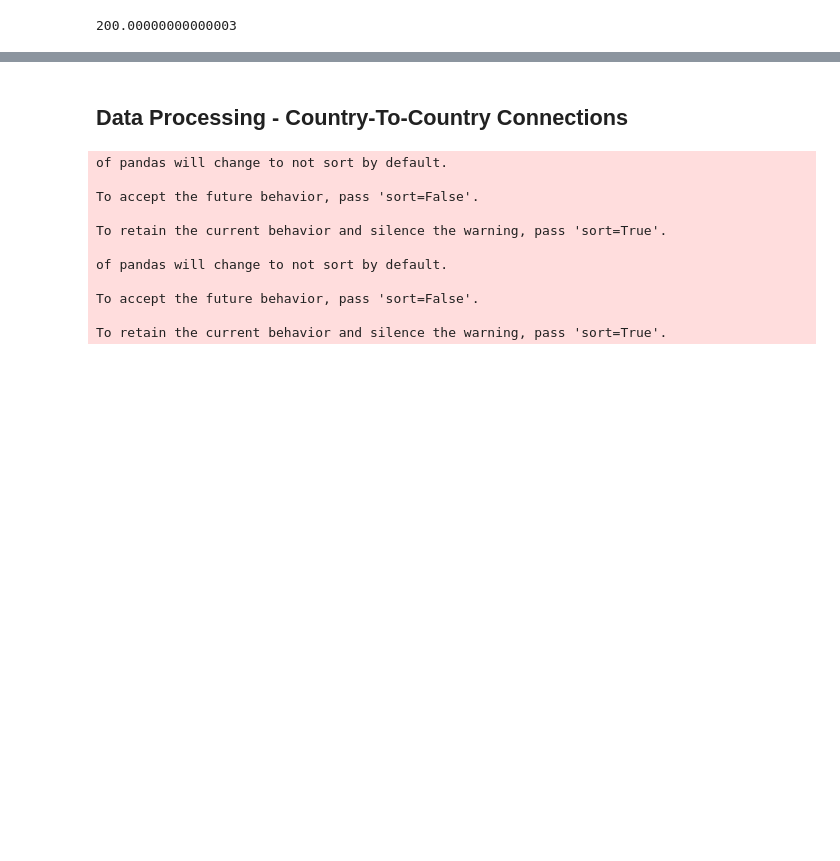
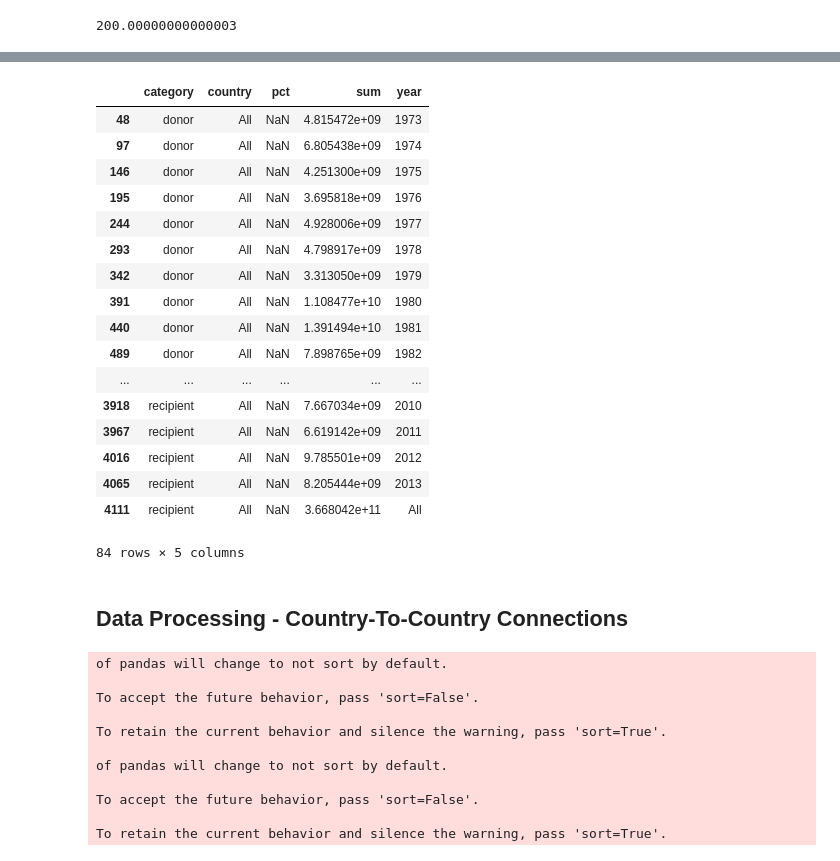
Before and after one commit to dianaow/dianaow.github.io, a Jupyter notebook: SWDchallenge/data/data_processing.ipynb, the cells around one changed output, grey strips where cells are left out. Cells and saved outputs as stored; diff of their text form; code cells hidden in the pictures; blank space fills up the shorter version.

```diff
--- a/SWDchallenge/data/data_processing.ipynb
+++ b/SWDchallenge/data/data_processing.ipynb
@@ -236,3 +257,24 @@ all_country_pctPT.to_csv('all_country_pctPT.csv', index=False)
+# %%
+all_country[(all_country['country'] == 'All')]
+# %% [output]
+|  | category | country | pct | sum | year |
+| 48 | donor | All | NaN | 4.815472e+09 | 1973 |
+| 97 | donor | All | NaN | 6.805438e+09 | 1974 |
+| 146 | donor | All | NaN | 4.251300e+09 | 1975 |
+| 195 | donor | All | NaN | 3.695818e+09 | 1976 |
+| 244 | donor | All | NaN | 4.928006e+09 | 1977 |
+| 293 | donor | All | NaN | 4.798917e+09 | 1978 |
+| 342 | donor | All | NaN | 3.313050e+09 | 1979 |
+| 391 | donor | All | NaN | 1.108477e+10 | 1980 |
+| 440 | donor | All | NaN | 1.391494e+10 | 1981 |
+| 489 | donor | All | NaN | 7.898765e+09 | 1982 |
+| ... | ... | ... | ... | ... | ... |
+| 3918 | recipient | All | NaN | 7.667034e+09 | 2010 |
+| 3967 | recipient | All | NaN | 6.619142e+09 | 2011 |
+| 4016 | recipient | All | NaN | 9.785501e+09 | 2012 |
+| 4065 | recipient | All | NaN | 8.205444e+09 | 2013 |
+| 4111 | recipient | All | NaN | 3.668042e+11 | All |
+84 rows × 5 columns
 # %% [markdown]
 ## Data Processing - Country-To-Country Connections
 # %%
```
Also changed, not shown: parts of 16 cells of this notebook, 11 other files.
